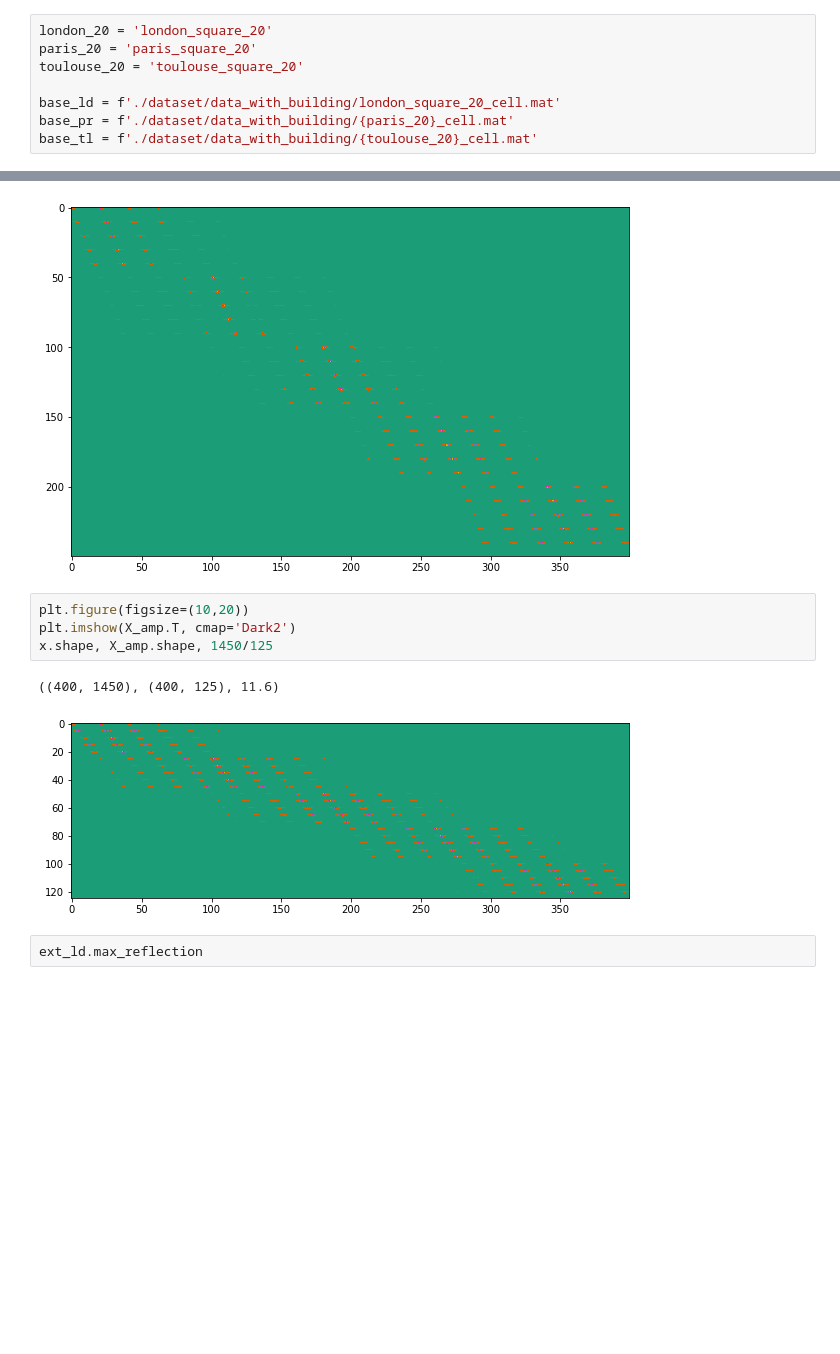
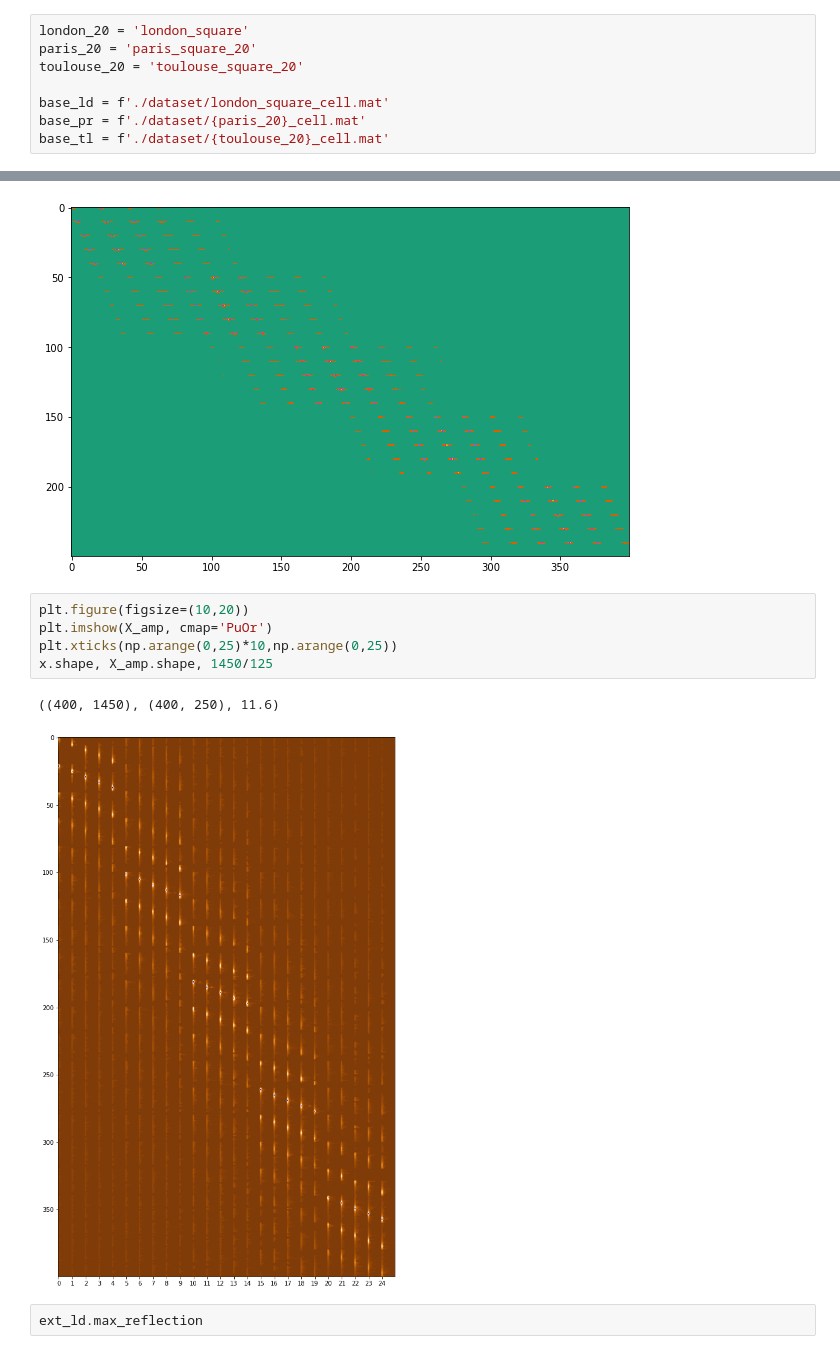
Before and after one commit to ukunliu/WSN_simulation, a Jupyter notebook: Simulation/transfer_learning.ipynb, the cells around one changed output, grey strips where cells are left out. Drawn from its saved outputs; the diff is of its cells as text; blank space fills up the shorter version.

```diff
--- a/Simulation/transfer_learning.ipynb
+++ b/Simulation/transfer_learning.ipynb
@@ -10,13 +10,13 @@ import geopy.point as point
 from tools import *
 from pylab import *
 # %%
-london_20 = 'london_square_20'
+london_20 = 'london_square'
 paris_20 = 'paris_square_20'
 toulouse_20 = 'toulouse_square_20'
 
-base_ld = f'./dataset/data_with_building/london_square_20_cell.mat'
-base_pr = f'./dataset/data_with_building/{paris_20}_cell.mat'
-base_tl = f'./dataset/data_with_building/{toulouse_20}_cell.mat'
+base_ld = f'./dataset/london_square_cell.mat'
+base_pr = f'./dataset/{paris_20}_cell.mat'
+base_tl = f'./dataset/{toulouse_20}_cell.mat'
 # %%
 meta_ld, cirs_ld, dist_ld, Y_all_ld, RX_all_ld = read_mat(base_ld, london_20)
 meta_pr, cirs_pr, dist_pr, Y_all_pr, RX_all_pr = read_mat(base_pr, paris_20)
@@ -88,11 +86,12 @@ plt.imshow(X_amp.T, cmap='Dark2')
 [figure]
 # %%
 plt.figure(figsize=(10,20))
-plt.imshow(X_amp.T, cmap='Dark2')
+plt.imshow(X_amp, cmap='PuOr')
+plt.xticks(np.arange(0,25)*10,np.arange(0,25))
 x.shape, X_amp.shape, 1450/125
 # %% [output]
-((400, 1450), (400, 125), 11.6)
+((400, 1450), (400, 250), 11.6)
-[figure, old version]
+[figure, new version]
 # %%
 ext_ld.max_reflection
 # %% [output]
```
Also changed, not shown: parts of 29 cells of this notebook, 43 other files.
